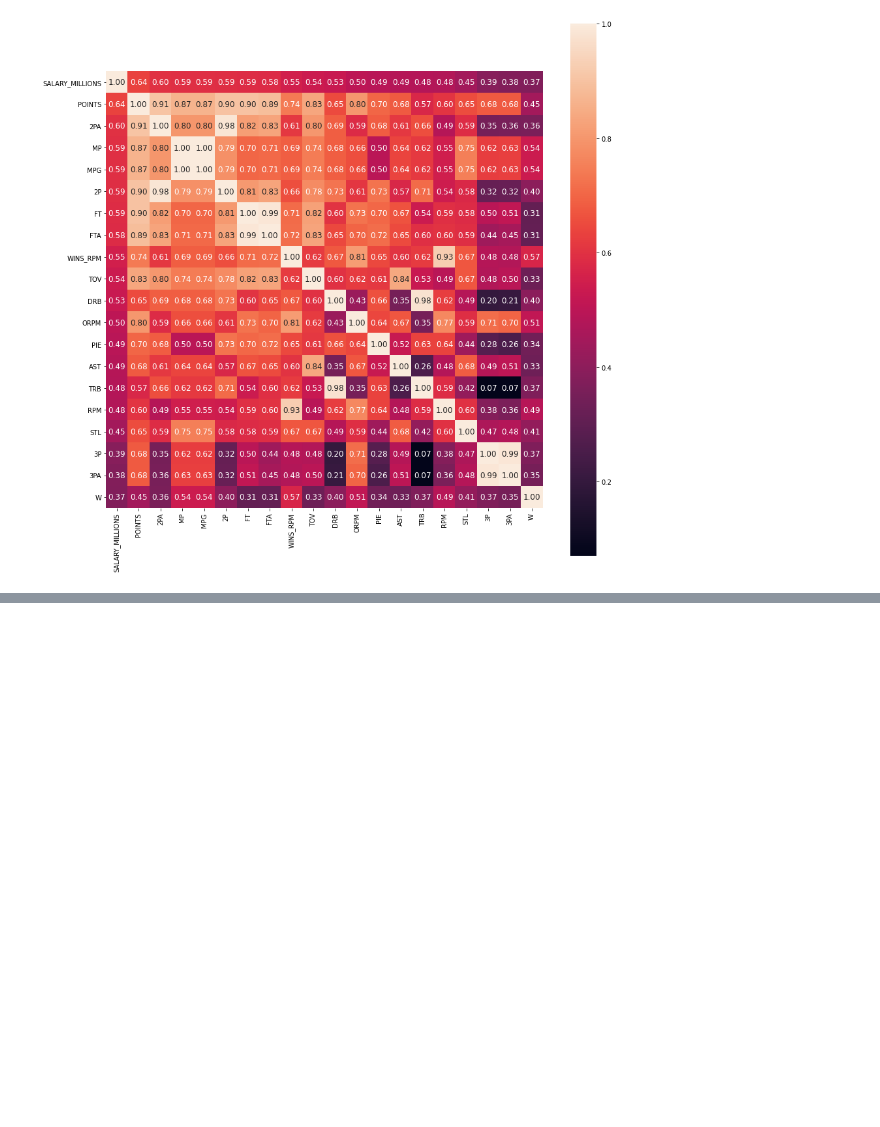
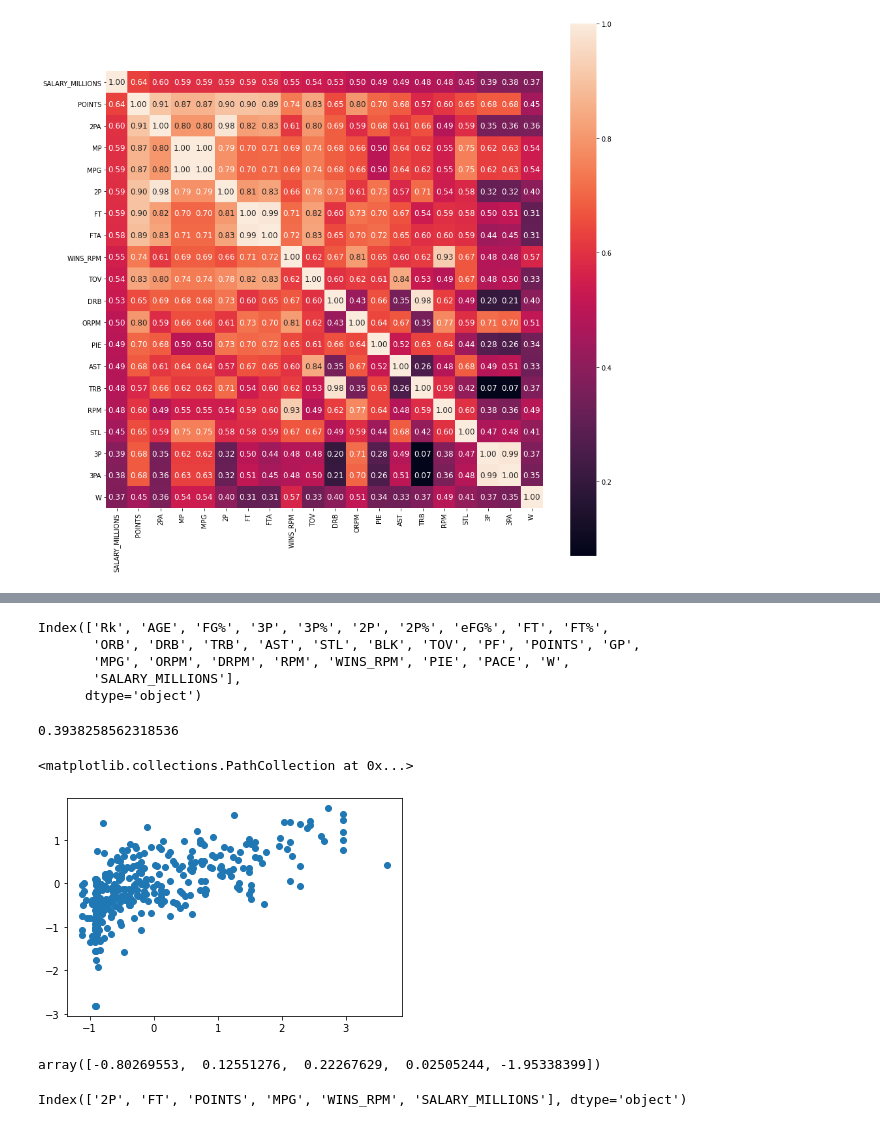
Before and after one commit to anuttamp/final562, a Jupyter notebook: final proj.ipynb, the cells around one changed output, grey strips where cells are left out. Saved outputs shown, nothing was run; the diff lists cells and outputs as text; code cells hidden in the pictures; blank space fills up the shorter version.

```diff
--- a/final proj.ipynb
+++ b/final proj.ipynb
@@ -201,0 +211,33 @@ matplotlib.pyplot.show()
+# %%
+baller.columns
+# %% [output]
+Index(['Rk', 'AGE', 'FG%', '3P', '3P%', '2P', '2P%', 'eFG%', 'FT', 'FT%',
+       'ORB', 'DRB', 'TRB', 'AST', 'STL', 'BLK', 'TOV', 'PF', 'POINTS', 'GP',
+       'MPG', 'ORPM', 'DRPM', 'RPM', 'WINS_RPM', 'PIE', 'PACE', 'W',
+       'SALARY_MILLIONS'],
+      dtype='object')
+# %%
+
+
+
+metrics.r2_score(final_baller[['SALARY_MILLIONS']], cross_val_predict(lin_regr, final_baller.drop(['SALARY_MILLIONS'], axis='columns'), final_baller[['SALARY_MILLIONS']], cv=6))
+# %% [output]
+0.3938258562318536
+# %%
+from sklearn.decomposition import PCA
+from sklearn.model_selection import cross_val_score, cross_val_predict
+from sklearn import metrics
+from sklearn.linear_model import LinearRegression
+lin_regr = LinearRegression()
+lin_regr.fit(PCA(n_components=10).fit_transform(final_baller.drop(['SALARY_MILLIONS'], axis='columns')), final_baller[['SALARY_MILLIONS']])
+matplotlib.pyplot.scatter(final_baller[['SALARY_MILLIONS']], cross_val_predict(lin_regr, final_baller.drop(['SALARY_MILLIONS'], axis='columns'), final_baller[['SALARY_MILLIONS']], cv=6))
+# %% [output]
+<matplotlib.collections.PathCollection at 0x...>
+[figure, added]
+# %%
+from sklearn.model_selection import cross_val_score, cross_val_predict
+from sklearn import metrics
+scores = cross_val_score(lin_regr, baller.drop(['SALARY_MILLIONS'], axis='columns'), baller[['SALARY_MILLIONS']], cv=5)
+scores
+# %% [output]
+array([-0.80269553,  0.12551276,  0.22267629,  0.02505244, -1.95338399])
@@ -201,0 +250,4 @@ matplotlib.pyplot.show()
+# %%
+updated_baller.columns
+# %% [output]
+Index(['2P', 'FT', 'POINTS', 'MPG', 'WINS_RPM', 'SALARY_MILLIONS'], dtype='object')
```
Also changed, not shown: parts of 11 cells of this notebook.
